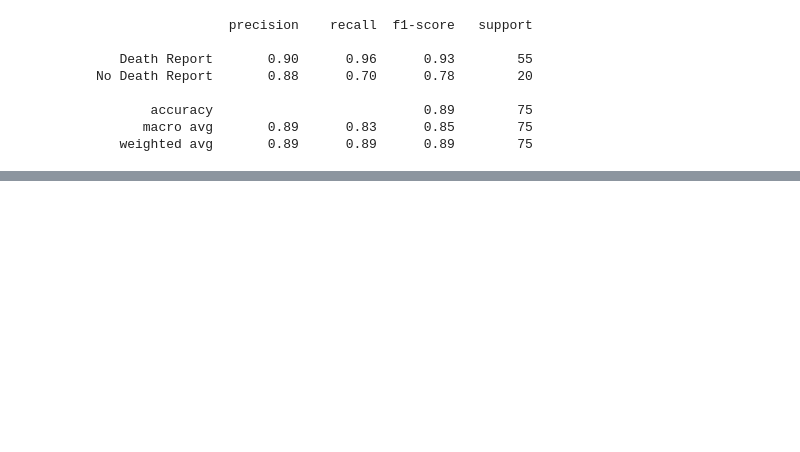
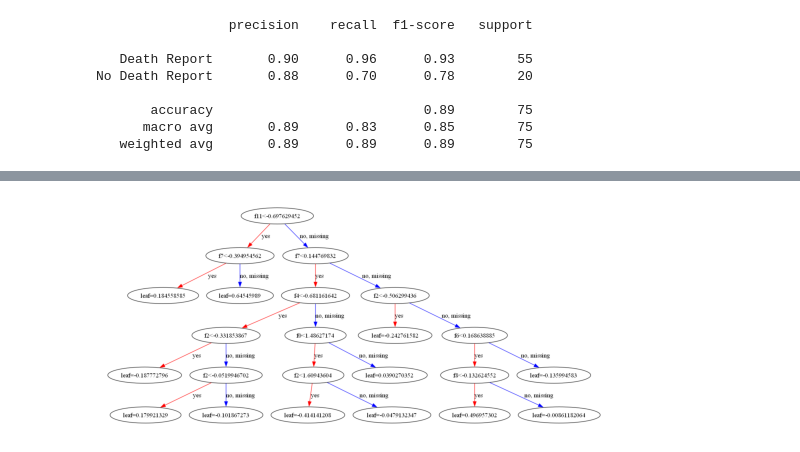
Before and after one commit to skhatri1193/team2_project4, a Jupyter notebook: Project 4_Ada.ipynb, the cells around one changed output, grey strips where cells are left out. Saved outputs shown, nothing was run; the diff lists cells and outputs as text; code cells hidden in the pictures; blank space fills up the shorter version.

```diff
--- a/Project 4_Ada.ipynb
+++ b/Project 4_Ada.ipynb
@@ -35,0 +15,10 @@ Index(['age', 'anaemia', 'creatinine_phosphokinase', 'diabetes',
+# %%
+import sqlite3
+
+# SQL-based Data Retrieval
+
+conn = sqlite3.connect(':memory:')  # In-memory database
+data = pd.read_csv('Resources/heart_failure_clinical_records_dataset.csv')
+data.to_sql('heart_failure', conn, index=False, if_exists='replace')
+query = "SELECT * FROM heart_failure"
+df = pd.read_sql(query, conn)
@@ -96,0 +85,7 @@ No Death Report       0.88      0.70      0.78        20
+# %%
+# Using XGBoot as the gradient boosting classifier model
+
+#training the model
+
+clf = XGBClassifier(max_depth=5)
+clf.fit(X_train_scaled, y_train)
@@ -96,0 +119,9 @@ No Death Report       0.88      0.70      0.78        20
+# %%
+from xgboost import plot_tree
+import matplotlib.pyplot as plt
+plot_tree(clf)
+
+# Visualizing a single decision tree (the first)
+plt.show()
+# %% [output]
+[figure, added]
```
Also changed, not shown: parts of 10 cells of this notebook.
